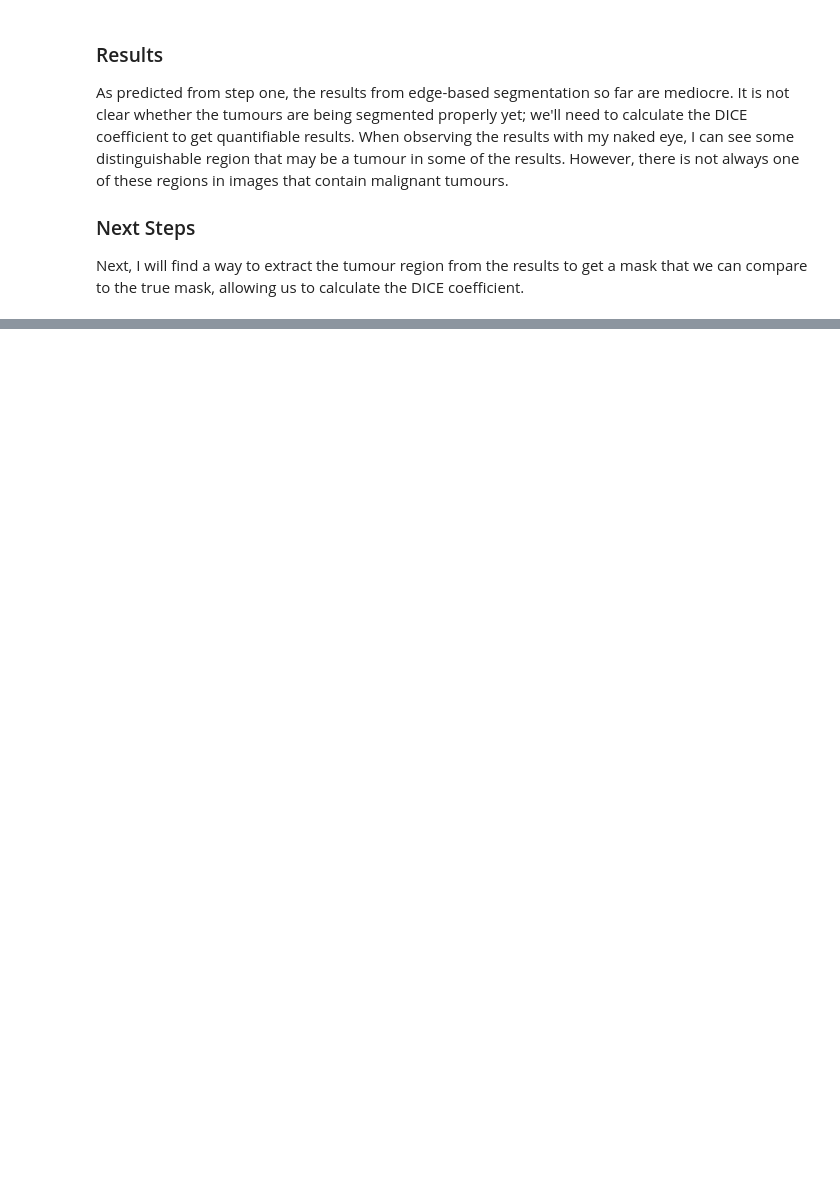
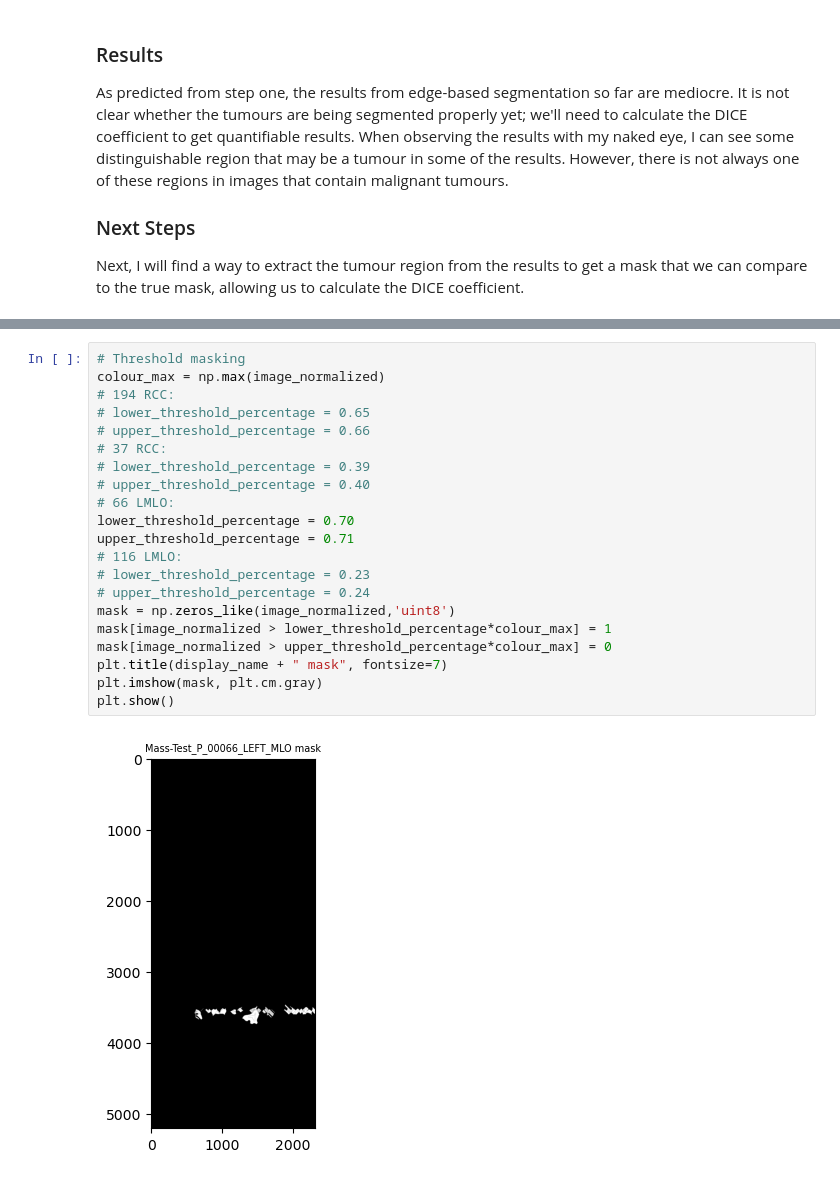
Before and after one commit to alexacalkhoven/BMEN509-FinalProject, a Jupyter notebook: edge_detection.ipynb, the cells around one changed output, grey strips where cells are left out. Drawn from its saved outputs; the diff is of its cells as text; blank space fills up the shorter version.

Commit message:
WIP: masking

```diff
--- a/edge_detection.ipynb
+++ b/edge_detection.ipynb
@@ -439,0 +500,23 @@ Next, I will find a way to extract the tumour region from the results to get a m
+# %%
+# Threshold masking
+colour_max = np.max(image_normalized)
+# 194 RCC:
+# lower_threshold_percentage = 0.65
+# upper_threshold_percentage = 0.66
+# 37 RCC:
+# lower_threshold_percentage = 0.39
+# upper_threshold_percentage = 0.40
+# 66 LMLO:
+lower_threshold_percentage = 0.70
+upper_threshold_percentage = 0.71
+# 116 LMLO:
+# lower_threshold_percentage = 0.23
+# upper_threshold_percentage = 0.24
+mask = np.zeros_like(image_normalized,'uint8')
+mask[image_normalized > lower_threshold_percentage*colour_max] = 1
+mask[image_normalized > upper_threshold_percentage*colour_max] = 0
+plt.title(display_name + " mask", fontsize=7)
+plt.imshow(mask, plt.cm.gray)
+plt.show()
+# %% [output]
+[figure, added]
```
Also changed, not shown: parts of 19 cells of this notebook.
